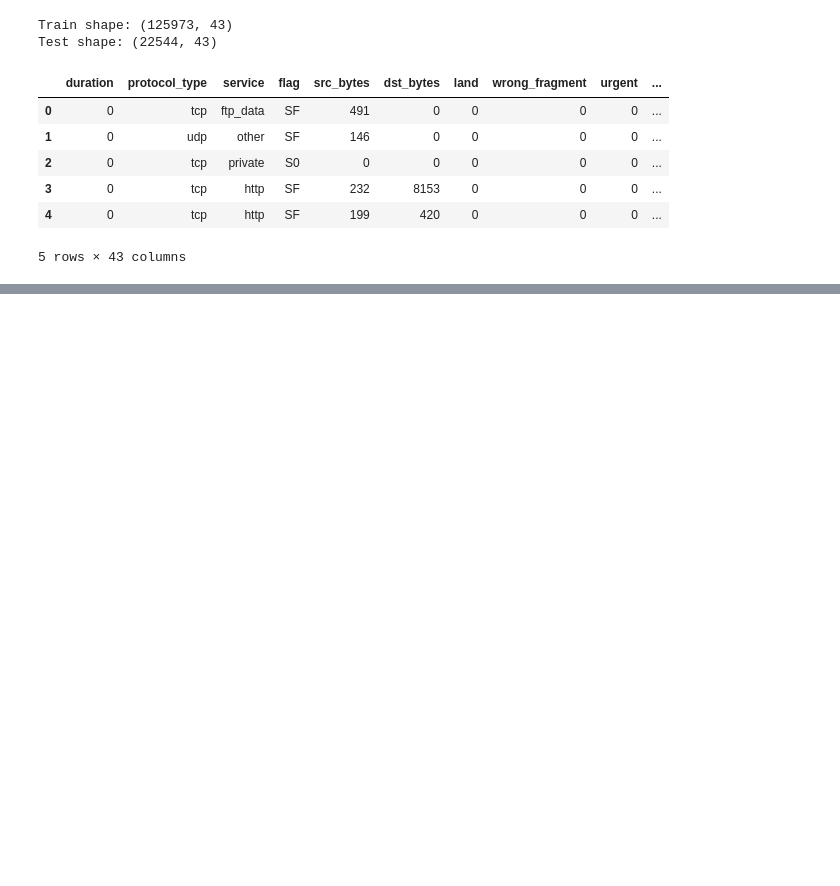
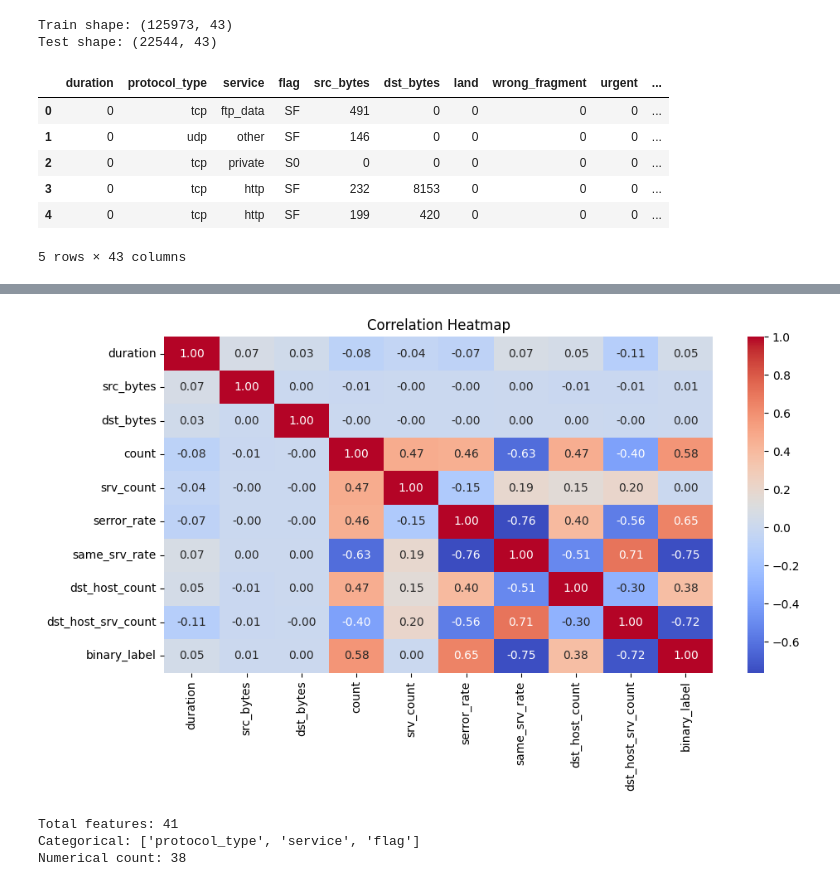
Before and after one commit to Mad03633/NetGuard, a Jupyter notebook: notebook/main.ipynb, the cells around one changed output, grey strips where cells are left out. Cells and saved outputs as stored; diff of their text form; code cells hidden in the pictures; blank space fills up the shorter version.

```diff
--- a/notebook/main.ipynb
+++ b/notebook/main.ipynb
@@ -56,0 +174,31 @@ Test shape: (22544, 43)
+# %%
+# EDA: correlation heatmap for selected numerical features
+selected_cols = [
+    "duration", "src_bytes", "dst_bytes", "count", "srv_count",
+    "serror_rate", "same_srv_rate", "dst_host_count", "dst_host_srv_count",
+    "binary_label"
+]
+
+plt.figure(figsize=(10,6))
+sns.heatmap(train_df[selected_cols].corr(), annot=True, cmap="coolwarm", fmt=".2f")
+plt.title("Correlation Heatmap")
+plt.tight_layout()
+plt.savefig("../results/figures/correlation_heatmap.png")
+plt.show()
+# %% [output]
+[figure, added]
+# %%
+# Feature selection
+categorical_cols = ["protocol_type", "service", "flag"]
+drop_cols = ["label", "difficulty", "attack_category", "binary_label"]
+
+feature_cols = [c for c in train_df.columns if c not in drop_cols]
+numerical_cols = [c for c in feature_cols if c not in categorical_cols]
+
+print("Total features:", len(feature_cols))
+print("Categorical:", categorical_cols)
+print("Numerical count:", len(numerical_cols))
+# %% [output]
+Total features: 41
+Categorical: ['protocol_type', 'service', 'flag']
+Numerical count: 38
```
Also changed, not shown: parts of 6 cells of this notebook, 3 other files.
